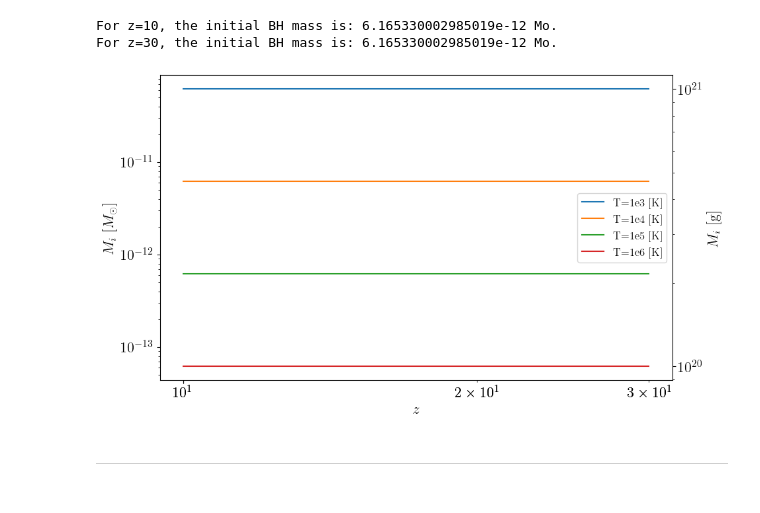
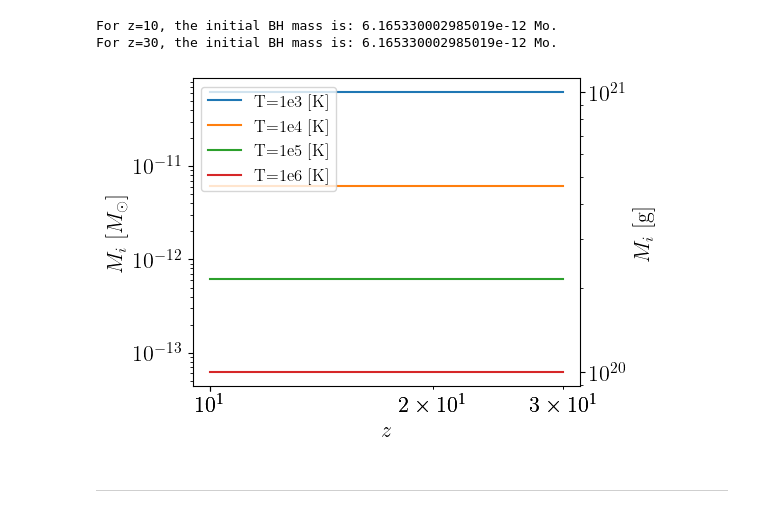
Before and after one commit to MariosNT/DCBHs_HR_PBHs, a Jupyter notebook: BlackHoleSpectrum.ipynb, the cells around one changed output. Drawn from its saved outputs; the diff is of its cells as text; code cells hidden in the pictures.

```diff
--- a/BlackHoleSpectrum.ipynb
+++ b/BlackHoleSpectrum.ipynb
@@ -963,29 +969,29 @@ For z=30, the initial BH mass is: 6.165330002985019e-12 Mo.
 z_range = np.linspace(10, 30, 5)
 Temp_range = np.logspace(3, 6, 4)
 # %%
-fig= plt.figure(figsize=(10, 6))
+fig= plt.figure(figsize=(5,4))
 ax1 = fig.add_subplot(111)
 ax2 = fig.add_subplot(111, label="2", frame_on=False)
 
 
 for T in Temp_range:
     ax1.loglog(z_range, initial_mass_with_Tcrit_and_z(z_range, T),\
             label = f"T=1e{int(np.log10(T))} [K]")
 
 ax1.set_ylabel(r"$M_i\ [M_\odot]$")
 ax1.set_xlabel(r"$z$")
 ax1.legend(fontsize=12)
 
 ax2.loglog(z_range, initial_mass_with_Tcrit_and_z(z_range, T)*M_SOLAR_2_GRAMS, ls=' ')
 ax2.yaxis.tick_right()
 ax2.set_ylabel(r"$M_i$ [g]")
 ax2.yaxis.set_label_position('right')
 ax2.tick_params(axis='y')
 
 # plt.show()
 plt.savefig("Figures/mass_evolution_redshift.png", bbox_inches="tight")
 # %% [output]
-[figure, old version]
+[figure, new version]
 # %% [markdown]
 --------------------------
 # %% [markdown]
```
Also changed, not shown: parts of 60 cells of this notebook, 15 other files.
